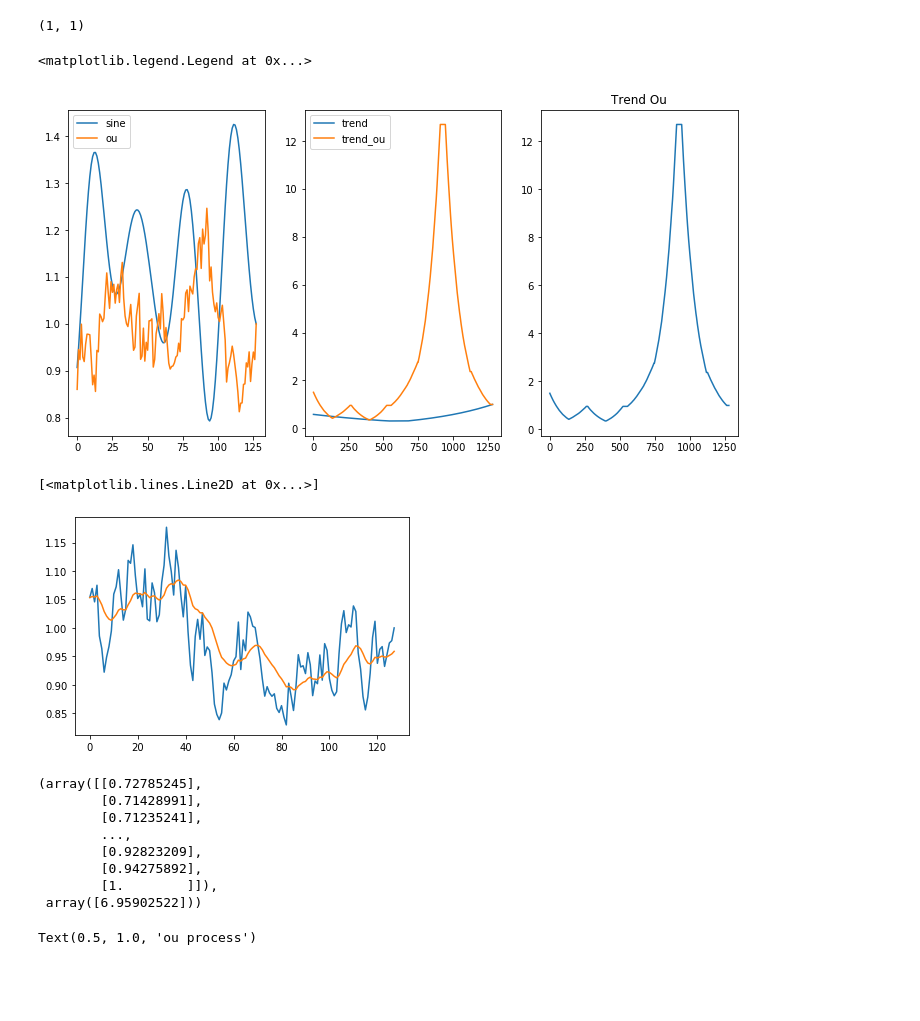
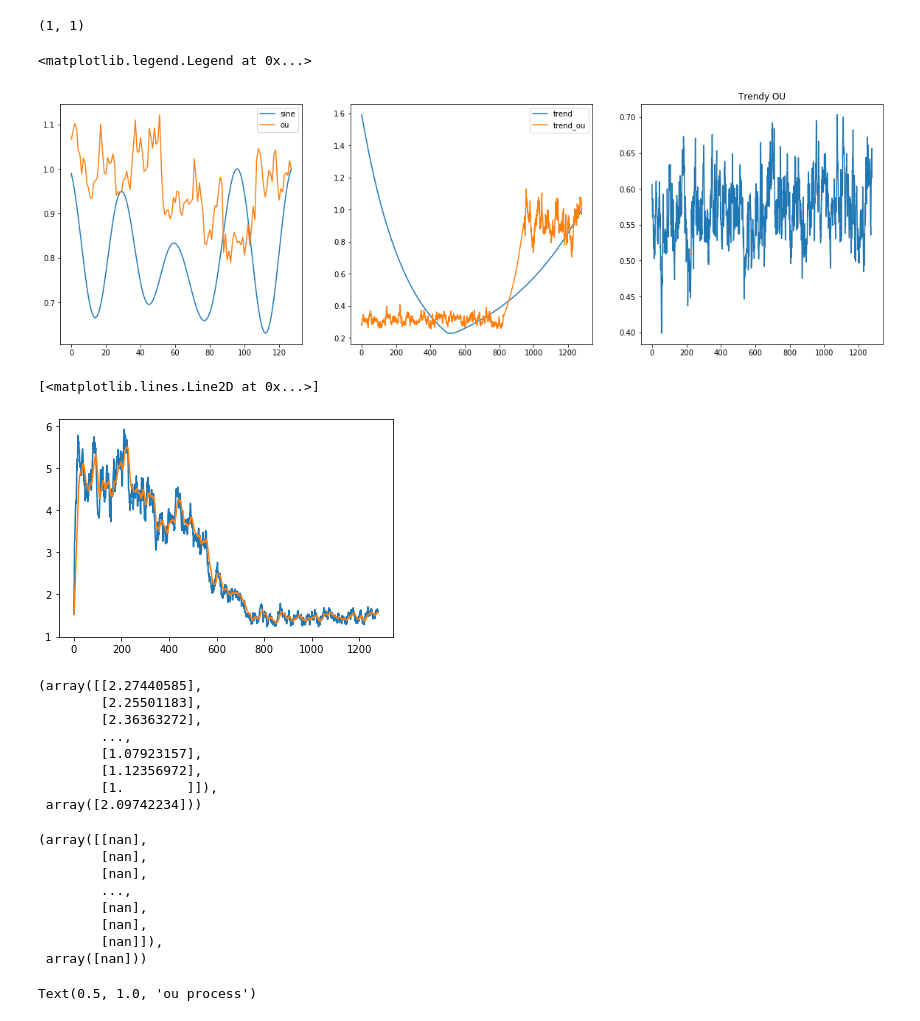
Before and after one commit to Hanwant/madigan, a Jupyter notebook: notebooks/trendOU_synth.ipynb, the cells around one changed output. Saved outputs shown, nothing was run; the diff lists cells and outputs as text; code cells hidden in the pictures; blank space fills up the shorter version.

```diff
--- a/notebooks/trendOU_synth.ipynb
+++ b/notebooks/trendOU_synth.ipynb
@@ -44,7 +44,7 @@ env_trend = make_env(config_trend)
 config_trend_ou = make_config("TrendOU", assets=["trendOU1"],
                         data_source_type="TrendOU",
                         data_source_config=dict(
-                            trend_prob=[.1],
+                            trend_prob=[.001],
                             noise_trend = [.001],
                             min_period=[100],
                             max_period=[200],
@@ -52,10 +52,26 @@ config_trend_ou = make_config("TrendOU", assets=["trendOU1"],
                             dYMax = [0.01],
                             start = [5.0],
                             theta = [0.15],
-                            phi = [0.0],
+                            phi = [0.04],
                             ema_alpha = [0.3])
                         )
 env_trend_ou = make_env(config_trend_ou)
+# %%
+config_trendy_ou = make_config("TrendOU", assets=["trendOU1"],
+                        data_source_type="TrendyOU",
+                        data_source_config=dict(
+                            trend_prob=[.001],
+                            noise_trend = [.001],
+                            min_period=[200],
+                            max_period=[1000],
+                            dYMin = [0.001],
+                            dYMax = [0.005],
+                            start = [5.0],
+                            theta = [.15],
+                            phi = [0.04],
+                            ema_alpha = [0.99])
+                        )
+env_trendy_ou = make_env(config_trendy_ou)
 # %%
 env_sine.nAssets, env_trend.nAssets
 # %% [output]
@@ -65,31 +81,34 @@ window_sine = StackerDiscrete(128)
 window_ou = StackerDiscrete(128)
 window_trend = StackerDiscrete(1280)
 window_trend_ou = StackerDiscrete(1280)
+window_trendy_ou = StackerDiscrete(1280, norm=False)
 window_sine.initialize_history(env_sine)
 window_ou.initialize_history(env_ou)
 window_trend.initialize_history(env_trend)
 # %%
 window_trend.reset_state()
 window_trend.initialize_history(env_trend)
 window_ou.reset_state()
 window_ou.initialize_history(env_ou)
 window_trend_ou.reset_state()
 window_trend_ou.initialize_history(env_trend_ou)
+window_trendy_ou.reset_state()
+window_trendy_ou.initialize_history(env_trendy_ou)
 
-fig, ax = plt.subplots(1,3, figsize=(12, 6))
+fig, ax = plt.subplots(1,3, figsize=(20, 6))
 ax[0].plot(window_sine.current_data().price, label='sine')
 ax[0].plot(window_ou.current_data().price, label='ou')
 ax[1].plot(window_trend.current_data().price, label='trend')
 ax[1].plot(window_trend_ou.current_data().price, label='trend_ou')
-ax[2].plot(window_trend_ou.current_data().price, label='trend_ou')
-ax[2].set_title('Trend Ou')
+ax[2].plot(window_trendy_ou.current_data().price, label='trend_ou')
+ax[2].set_title('Trendy OU')
 ax[0].legend()
 ax[1].legend()
 # %% [output]
 <matplotlib.legend.Legend at 0x...>
-[figure, old version]
+[figure, new version]
 # %%
-data = window_ou.current_data().price
+data = window_trendy_ou.current_data().price
 def ewm(data, alpha=0.99):
     curr = data[0]
     out = [curr]
@@ -102,18 +121,30 @@ plt.plot(data)
 plt.plot(ewm(data, alpha=.1))
 # %% [output]
 [<matplotlib.lines.Line2D at 0x...>]
-[figure, old version]
+[figure, new version]
 # %%
 window_trend_ou.current_data().price, env_trend_ou.currentPrices
 # %% [output]
-(array([[0.72785245],
-        [0.71428991],
-        [0.71235241],
+(array([[2.27440585],
+        [2.25501183],
+        [2.36363272],
         ...,
-        [0.92823209],
-        [0.94275892],
+        [1.07923157],
+        [1.12356972],
         [1.        ]]),
- array([6.95902522]))
+ array([2.09742234]))
+# %%
+
+window_trendy_ou.current_data().price, env_trendy_ou.currentPrices
+# %% [output]
+(array([[nan],
+        [nan],
+        [nan],
+        ...,
+        [nan],
+        [nan],
+        [nan]]),
+ array([nan]))
 # %%
 import numba
 
```
Also changed, not shown: 10 other files.
